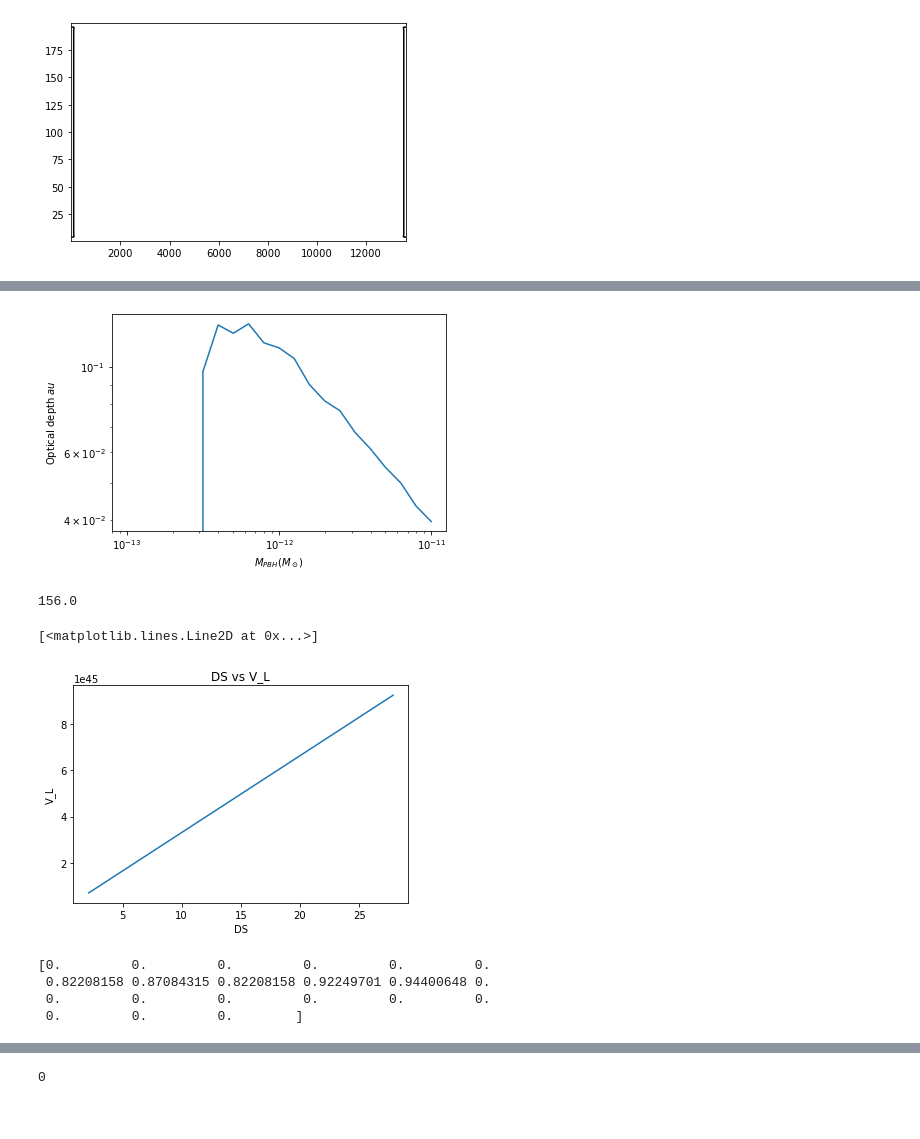
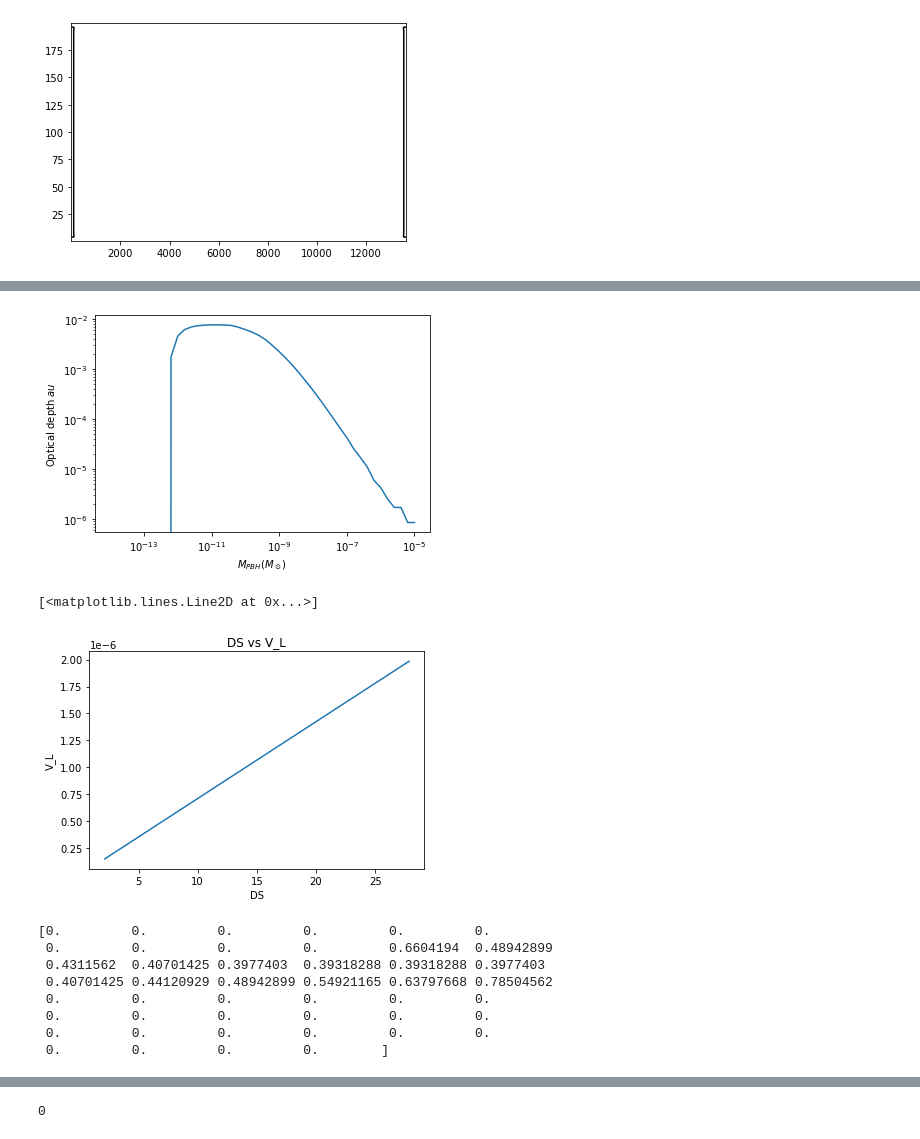
Before and after one commit to avalluvan/Gravitational-Microlensing, a Jupyter notebook: Documentation/Task 3/GRB_Lensing_Parallax_2.ipynb, the cells around one changed output, grey strips where cells are left out. Cells and saved outputs as stored; diff of their text form; code cells hidden in the pictures.

Commit message:
Obtained Cross setion plots

```diff
--- a/Documentation/Task 3/GRB_Lensing_Parallax_2.ipynb
+++ b/Documentation/Task 3/GRB_Lensing_Parallax_2.ipynb
@@ -499,7 +460,7 @@ chi_S = DS*Gpc
 
 V_L = np.zeros(num_masses)
 for k in range(num_masses):
-    sigma = lambda x_lens: (count[k]*pixel_length_x[k]*pixel_length_y[k]) * chi_S * x_lens**2
+    sigma = lambda x_lens: (count[k]*pixel_length_x[k]*Gpc*pixel_length_y[k]*Gpc) * chi_S * x_lens**2
     V_L[k] = integrate.quad(sigma, 0, 1)[0]
 print(V_L)
 # %% [output]
@@ -532,35 +509,31 @@ plt.yscale('log')
 
 plt.show()
 # %% [output]
-[figure, old version]
+[figure, new version]
-# %%
-count[20]
-# %% [output]
-156.0
 # %%
 z_S2 = np.arange(7) + 0.5
 DS2 = z_S2*c/(H_0*1e3)
 chi_S2 = DS2*Gpc
 V_L2 = np.zeros(7)
 
 for k in range(7):
-    sigma = lambda x_lens: (count[20]*pixel_length_x[20]*pixel_length_y[20]) * chi_S2[k] * x_lens**2
+    sigma = lambda x_lens: (count[5]*pixel_length_x[5]*pixel_length_y[5]) * chi_S2[k] * x_lens**2
     V_L2[k] = integrate.quad(sigma, 0, 1)[0]
 
 plt.title('DS vs V_L')
 plt.xlabel('DS')
 plt.ylabel('V_L')
 plt.plot(DS2,V_L2)
 # %% [output]
 [<matplotlib.lines.Line2D at 0x...>]
-[figure, old version]
+[figure, new version]
 # %%
 f_final = np.zeros(num_masses)
 for k in range(num_masses):
     tau = lambda f: n(f)[k] * V_L[k]
 
     P1 = lambda f: tau(f) * np.exp(-tau(f))
-    P_null = lambda f: ((1 - P1(f))**(NGRB_tiny/1000))**1000
+    P_null = lambda f: ((1 - P1(f))**(1000/1000))**1000
 
     num_f = 1000
     f = np.logspace(-5,0,num_f)
@@ -587,9 +560,13 @@ for k in range(num_masses):
 print(f_final)
 # %% [output]
 [0.         0.         0.         0.         0.         0.
- 0.82208158 0.87084315 0.82208158 0.92249701 0.94400648 0.
+ 0.         0.         0.         0.         0.6604194  0.48942899
+ 0.4311562  0.40701425 0.3977403  0.39318288 0.39318288 0.3977403
+ 0.40701425 0.44120929 0.48942899 0.54921165 0.63797668 0.78504562
  0.         0.         0.         0.         0.         0.
- 0.         0.         0.        ]
+ 0.         0.         0.         0.         0.         0.
+ 0.         0.         0.         0.         0.         0.
+ 0.         0.         0.         0.        ]
 # %%
 # Plot f vs Mass of lens
 
```
Also changed, not shown: parts of 10 cells of this notebook.
